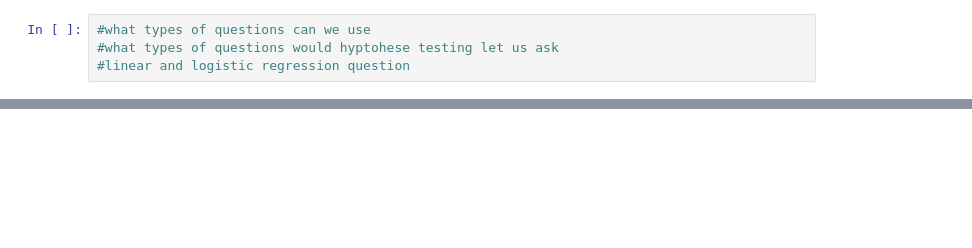
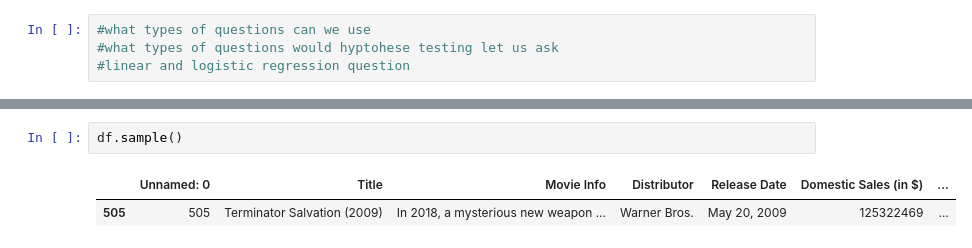
Before and after one commit to bhil246/Practice-Capstone-Case-Study, a Jupyter notebook: scratch/scratch.ipynb, the cells around one changed output, grey strips where cells are left out. Cells and saved outputs as stored; diff of their text form; blank space fills up the shorter version.

```diff
--- a/scratch/scratch.ipynb
+++ b/scratch/scratch.ipynb
@@ -203,0 +48,5 @@ disney_df.sample(10)
+# %%
+df.sample()
+# %% [output]
+|  | Unnamed: 0 | Title | Movie Info | Distributor | Release Date | Domestic Sales (in $) | ... |
+| 505 | 505 | Terminator Salvation (2009) | In 2018, a mysterious new weapon ... | Warner Bros. | May 20, 2009 | 125322469 | ... |
```
Also changed, not shown: parts of 38 cells of this notebook.
